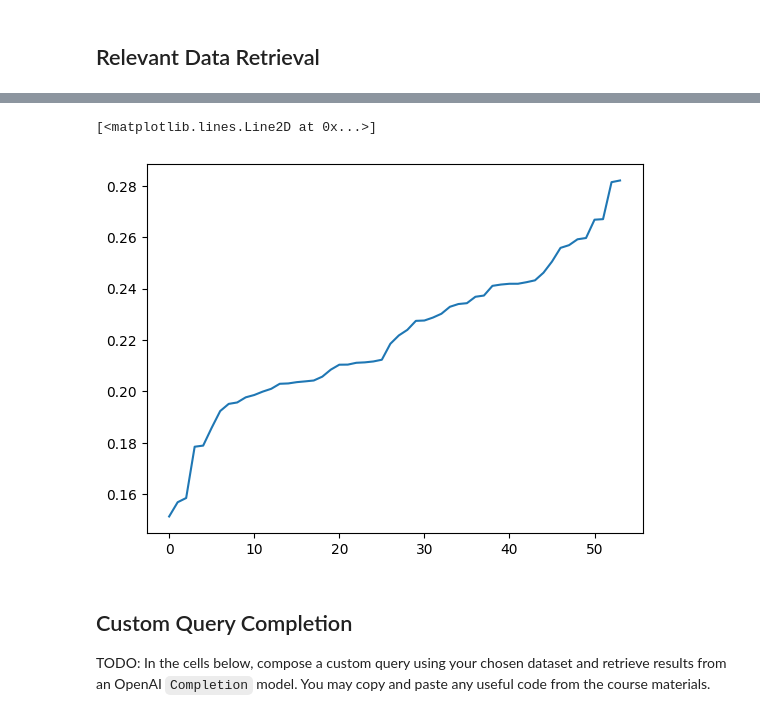
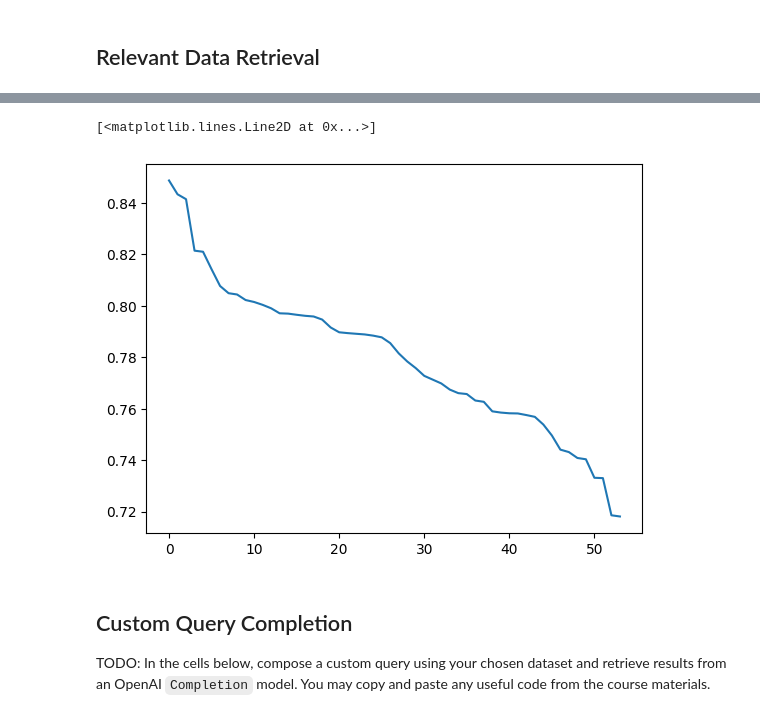
Before and after one commit to mxagar/rag-app-examples, a Jupyter notebook: qa-rag/qa_rag.ipynb, the cells around one changed output, grey strips where cells are left out. Cells and saved outputs as stored; diff of their text form; code cells hidden in the pictures.

```diff
--- a/qa-rag/qa_rag.ipynb
+++ b/qa-rag/qa_rag.ipynb
@@ -416 +406,26 @@ def compute_embeddings_from_df(
+# %%
+def compute_embeddings(
+    texts: Union[str, list[str]],
+    embeddings_model_name: str = "text-embedding-ada-002",
+) -> list[list[float]]:
+    """
+    Facade to compute embeddings using specified model.
+
+    Args:
+        texts (Union[str, list[str]]): A string or list of strings to embed.
+        embeddings_model_name (str): Model name for embeddings; supported:
+            "text-embedding-ada-002" or "intfloat/e5-large-v2".
+
+    Returns:
+        list[list[float]]: List of embeddings (one per input string).
+    """
+    embeddings = None
+    if embeddings_model_name == "text-embedding-ada-002":
+        embeddings = compute_embeddings_openai(texts)
+    elif embeddings_model_name == "intfloat/e5-large-v2":
+        embeddings = compute_embeddings_hf(texts)
+    else:
+        raise ValueError(f"Unsupported embeddings model: {embeddings_model_name}")
+
+    return embeddings
 # %%
@@ -464,7 +499,7 @@ events_df.to_csv("data/events_spain_2024_embeddings.csv")
 # %%
 # Load from CSV
 events_df = pd.read_csv("data/events_spain_2024_embeddings.csv", index_col=0)
-events_df["embeddings"] = events_df["embeddings"].apply(ast.literal_eval)
+events_df["embedding"] = events_df["embedding"].apply(ast.literal_eval)
 # %%
 events_df.head()
 # %% [output]
@@ -480,5 +515,5 @@ events_df.head()
 from scipy.spatial.distance import cosine as cosine_distance
 from scipy.spatial.distance import cdist
 # %%
-embeddings_matrix = np.stack(events_df["embeddings"].to_numpy())
+docs_embeddings = np.stack(events_df["embedding"].to_numpy())
 # %%
@@ -516,8 +579,7 @@ def sort_docs_by_relevance(
 # %%
-sorted_doc_ids, sorted_doc_distances = sort_docs_by_relevance(
+sorted_doc_ids, sorted_doc_scores = find_relevant_docs(
     "When was the first election in Spain in the year 2024 and where was it?",
-    embeddings_matrix,
-    openai_client,
+    docs_embeddings,
 )
 # %%
 sorted_doc_ids
@@ -536,10 +598,10 @@ events_df.iloc[sorted_doc_ids[:3]]  # Top 3 most relevant events
 # %%
 import matplotlib.pyplot as plt
 # %%
-plt.plot(sorted_doc_distances)
+plt.plot(sorted_doc_scores)
 # %% [output]
 [<matplotlib.lines.Line2D at 0x...>]
-[figure, old version]
+[figure, new version]
 # %% [markdown]
 ## Custom Query Completion
 
```
Also changed, not shown: parts of 22 cells of this notebook.
